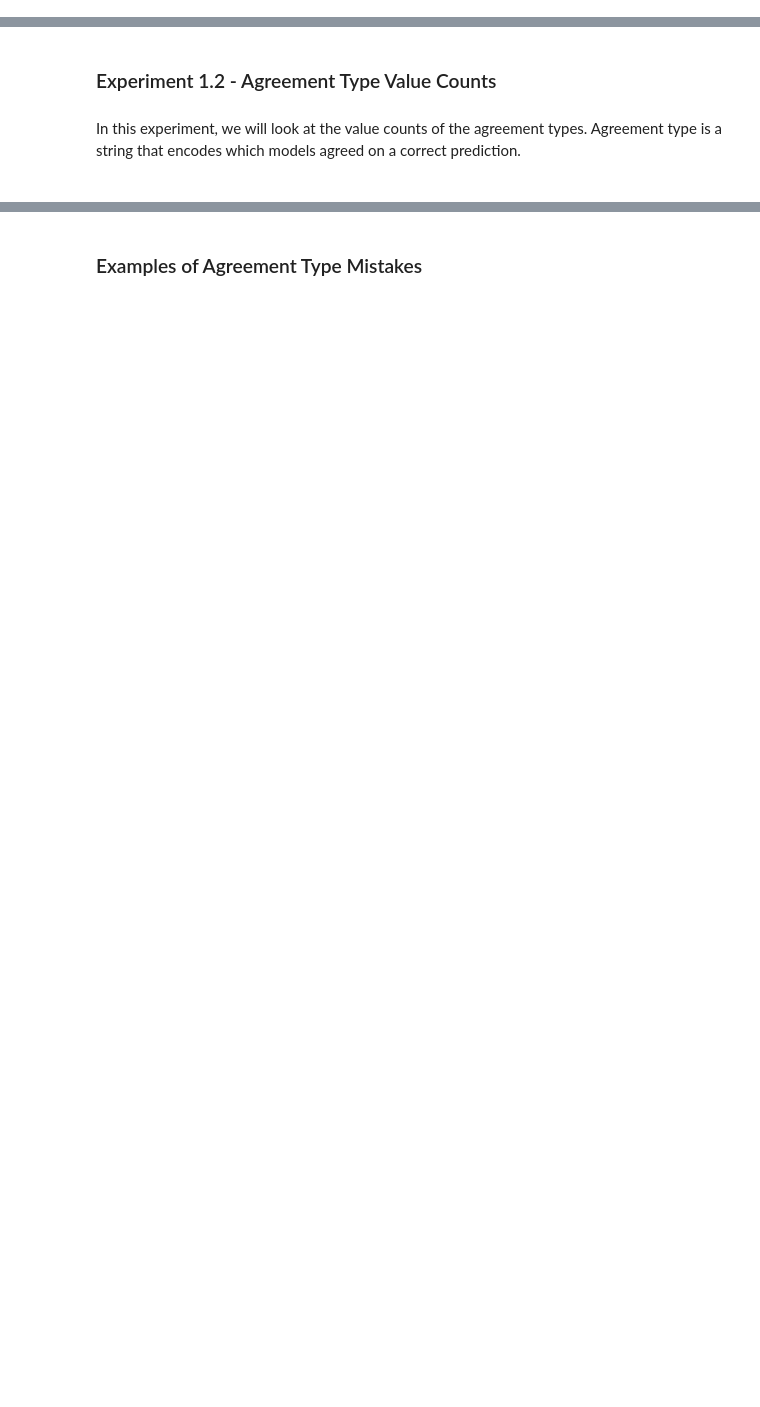
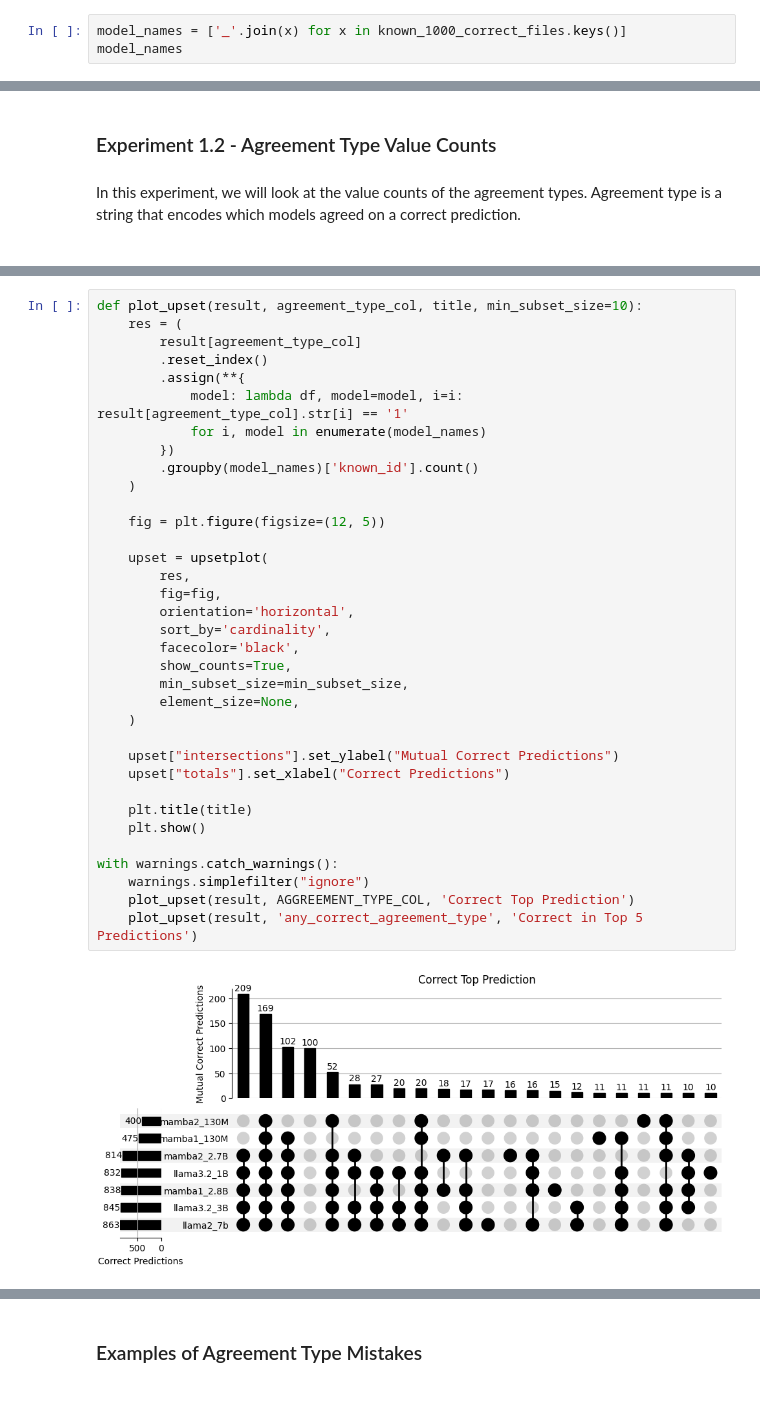
Before and after one commit to idangrosbard/ssm_analysis, a Jupyter notebook: notebooks/test-known_1000_correct.ipynb, the cells around one changed output, grey strips where cells are left out. Saved outputs shown, nothing was run; the diff lists cells and outputs as text; blank space fills up the shorter version.

```diff
--- a/notebooks/test-known_1000_correct.ipynb
+++ b/notebooks/test-known_1000_correct.ipynb
@@ -117,3 +119,6 @@ known_1000_correct_files = {
     )
     for experiment_name, df in sorted(known_1000_correct_files_raw.items())
 }
+# %%
+model_names = ['_'.join(x) for x in known_1000_correct_files.keys()]
+model_names
@@ -458,0 +403,37 @@ filtered_agreement_type_counts
+# %%
+def plot_upset(result, agreement_type_col, title, min_subset_size=10):
+    res = (
+        result[agreement_type_col]
+        .reset_index()
+        .assign(**{
+            model: lambda df, model=model, i=i: result[agreement_type_col].str[i] == '1'
+            for i, model in enumerate(model_names)
+        })
+        .groupby(model_names)['known_id'].count()
+    )
+
+    fig = plt.figure(figsize=(12, 5))
+
+    upset = upsetplot(
+        res,
+        fig=fig,
+        orientation='horizontal',
+        sort_by='cardinality',
+        facecolor='black',
+        show_counts=True,
+        min_subset_size=min_subset_size,
+        element_size=None,
+    )
+
+    upset["intersections"].set_ylabel("Mutual Correct Predictions")
+    upset["totals"].set_xlabel("Correct Predictions")
+
+    plt.title(title)
+    plt.show()
+
+with warnings.catch_warnings():
+    warnings.simplefilter("ignore")
+    plot_upset(result, AGGREEMENT_TYPE_COL, 'Correct Top Prediction')
+    plot_upset(result, 'any_correct_agreement_type', 'Correct in Top 5 Predictions')
+# %% [output]
+[figure, added]
```
Also changed, not shown: parts of 14 cells of this notebook.
